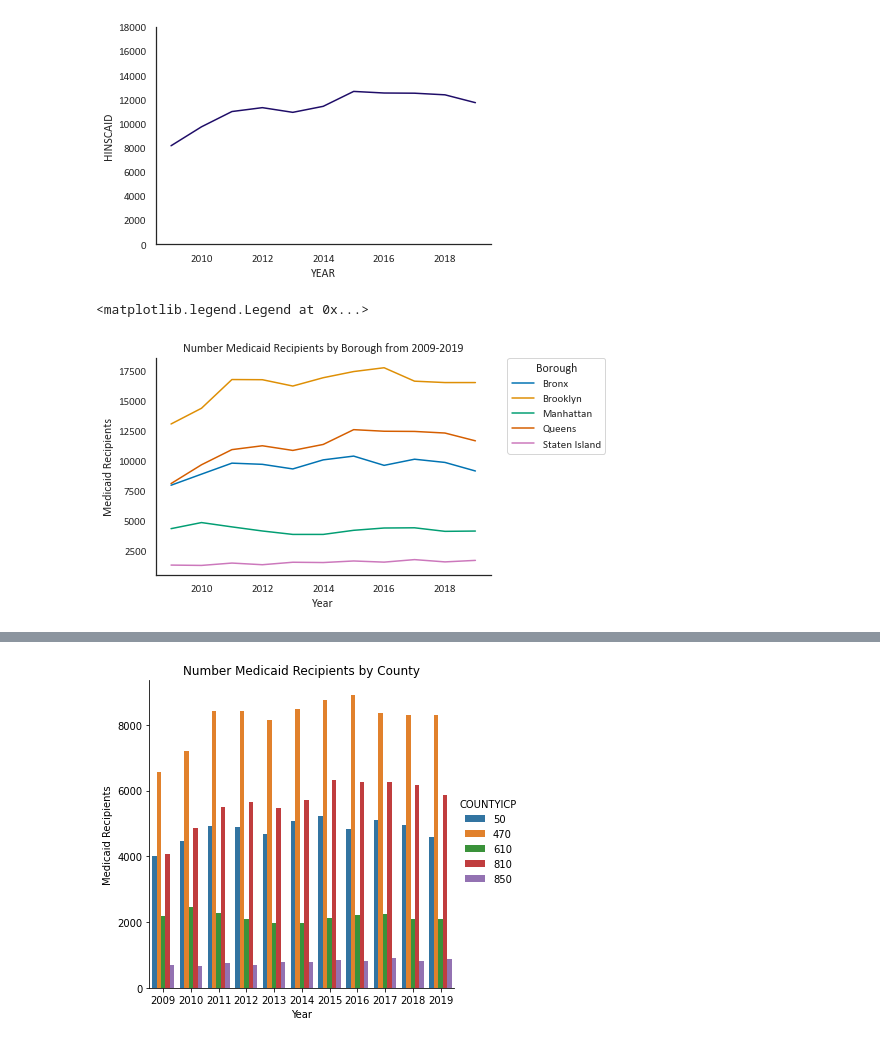
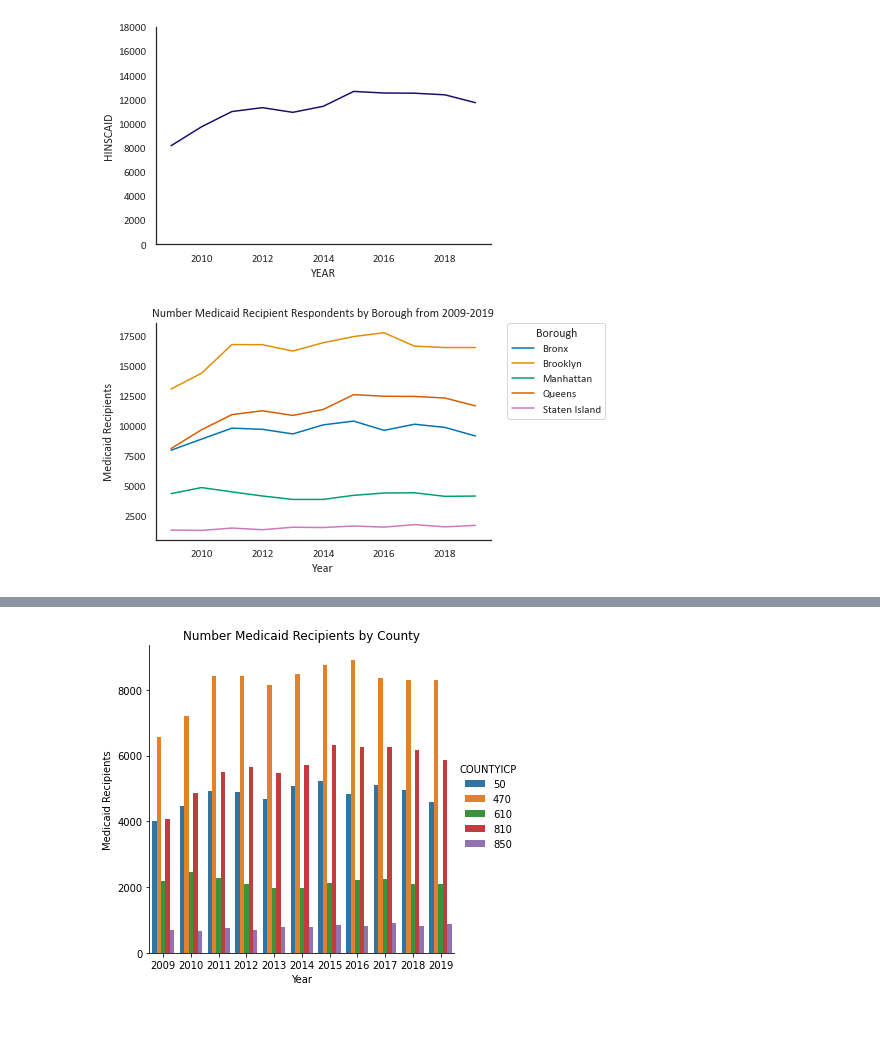
Before and after one commit to mspp-data-studio-2021/Ariel_Medex, a Jupyter notebook: IPUMS ACS Data 2009-2019.ipynb, the cells around one changed output, grey strips where cells are left out. Cells and saved outputs as stored; diff of their text form; code cells hidden in the pictures.

```diff
--- a/IPUMS ACS Data 2009-2019.ipynb
+++ b/IPUMS ACS Data 2009-2019.ipynb
@@ -38,3 +38,6 @@ df.describe
 237146        1         2        1        10     1400       54
 
 [237147 rows x 28 columns]>
+# %%
+df["INCTOT"].replace({9999999: 'nan'}, inplace=True)
+df
@@ -196,15 +286,15 @@ sns.despine()
 # %%
 # this line below only needs to be run once to set the style for all plots
 sns.set_theme(style='white', palette=sns.color_palette("colorblind", n_colors=5), font_scale=1, font='calibri')
 df_weighted = df_weighted.replace([50, 470, 610, 810, 850], ['Bronx', 'Brooklyn', 'Manhattan', 'Queens', 'Staten Island'])
 sns.lineplot(x='YEAR', y='HINSCAID', hue='COUNTYICP',
              data=df_weighted,  palette=sns.color_palette("colorblind", n_colors=5))
 #ny.set(ylim=(0, 20000))
 sns.despine()
 plt.ylabel('Medicaid Recipients')
 plt.xlabel('Year')
-plt.title('Number Medicaid Recipients by Borough from 2009-2019')
+plt.title('Number Medicaid Recipient Respondents by Borough from 2009-2019')
 plt.legend(bbox_to_anchor=(1.05, 1), loc=2, borderaxespad=0., title="Borough")
+plt.savefig('Medicaid Population 2009-2019 by Borough Weighted.png', bbox_inches='tight')
 # %% [output]
-<matplotlib.legend.Legend at 0x...>
-[figure, old version]
+[figure, new version]
```
Also changed, not shown: parts of 19 cells of this notebook.
